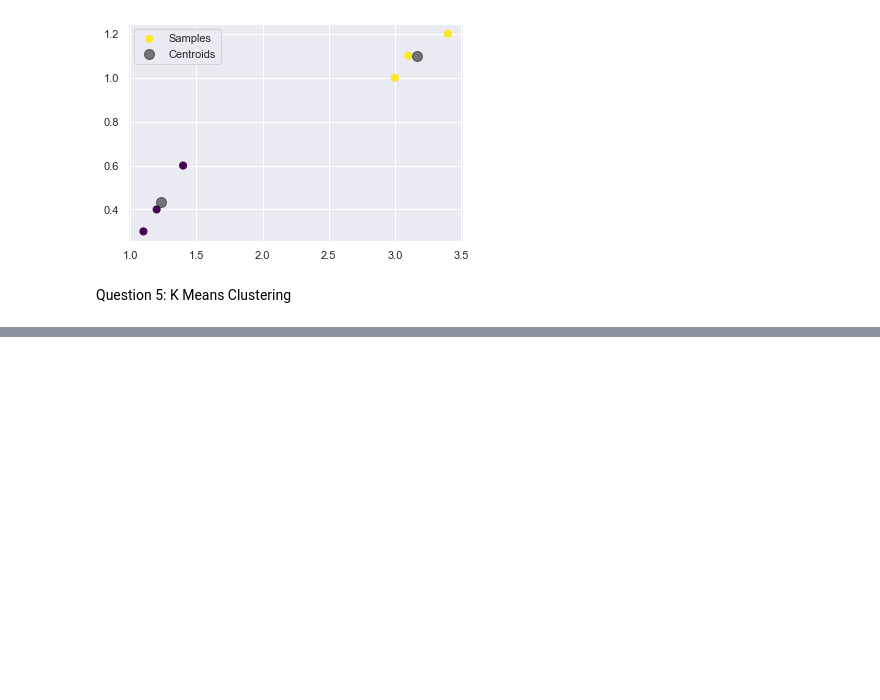
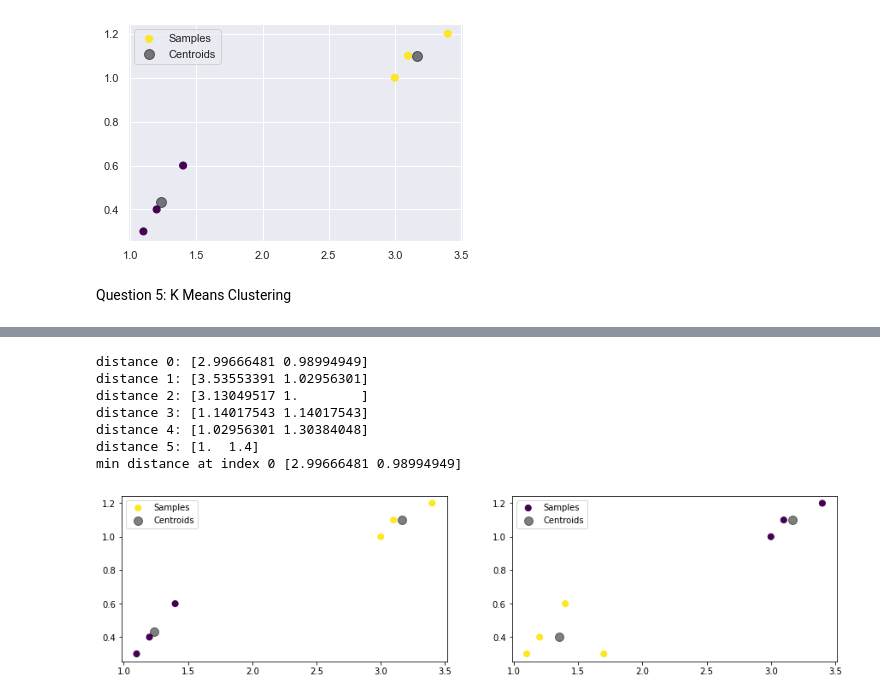
Before and after one commit to cod3-jr/EIT_BigData, a Jupyter notebook: Assignment-1.ipynb, the cells around one changed output, grey strips where cells are left out. Saved outputs shown, nothing was run; the diff lists cells and outputs as text; code cells hidden in the pictures; blank space fills up the shorter version.

```diff
--- a/Assignment-1.ipynb
+++ b/Assignment-1.ipynb
@@ -215,0 +224,76 @@ plt.show()
+# %%
+import numpy as np
+import matplotlib.pyplot as plt
+from sklearn.cluster import KMeans
+from sklearn.metrics import pairwise_distances_argmin
+
+cust1= [3.0,1.0]
+cust2= [3.4,1.2]
+cust3= [3.1,1.1]
+cust4= [1.4,0.6]
+cust5= [1.2,0.4]
+cust6= [1.1,0.3]
+new_cust= np.array([1.7, 0.3])
+
+customers = np.array([cust1,cust2,cust3,cust4,cust5,cust6])
+centroids = np.array([cust1,cust6])
+plt.figure(figsize=(15,25))
+
+# distance between points
+# TODO use just this to iterate through the data
+#   So that for loop not needed
+def euclidean(point, data):
+    distances = np.empty(len(data))
+    for i in range(0,len(data)):
+        dist=np.sqrt(sum(pow(np.subtract(point,data[i]),2)))
+        distances[i] = dist
+    return distances
+
+# Cluster data and define centroids
+kmeans = KMeans(n_clusters=2)
+kmeans.fit(customers)
+labels = kmeans.predict(customers)
+centers = kmeans.cluster_centers_
+
+mdistance = [0.0, 0.0]
+nnindex = 0
+
+for i, point in enumerate(customers):
+    distance = euclidean(new_cust, point)
+    if np.array_equal(mdistance,[0,0]) or (distance < mdistance).all():
+        mdistance = np.copy(distance)
+        nnindex = i
+    print(f'distance {i}:', distance)
+print(f'min distance at index {nnindex}', mdistance)
+# Original data
+plt.subplot(621)
+plt.scatter(customers[:,0],customers[:,1], c=labels, s=50, cmap='viridis', label='Samples')
+plt.scatter(centers[:,0], centers[:,1], c='black', s=100, alpha=0.5, label='Centroids')
+plt.legend()
+plt.plot()
+# plt.scatter(new_cust[0],new_cust[1], c='red', label='new Customer')
+
+# Add new customer to data and apply cluster label
+customers = np.append(customers, [new_cust], axis=0)
+labels = np.append(labels,labels[nnindex])
+
+# recalculate centers
+kmeans.fit(customers)
+labels = kmeans.predict(customers)
+centers = kmeans.cluster_centers_
+plt.subplot(622)
+plt.scatter(customers[:,0],customers[:,1], c=labels, s=50, cmap='viridis', label='Samples')
+plt.scatter(centers[:,0], centers[:,1], c='black', s=100, alpha=0.5, label='Centroids')
+plt.legend()
+plt.plot()
+
+plt.show()
+# %% [output]
+distance 0: [2.99666481 0.98994949]
+distance 1: [3.53553391 1.02956301]
+distance 2: [3.13049517 1.        ]
+distance 3: [1.14017543 1.14017543]
+distance 4: [1.02956301 1.30384048]
+distance 5: [1.  1.4]
+min distance at index 0 [2.99666481 0.98994949]
+[figure, added]
```
Also changed, not shown: parts of 2 cells of this notebook.
